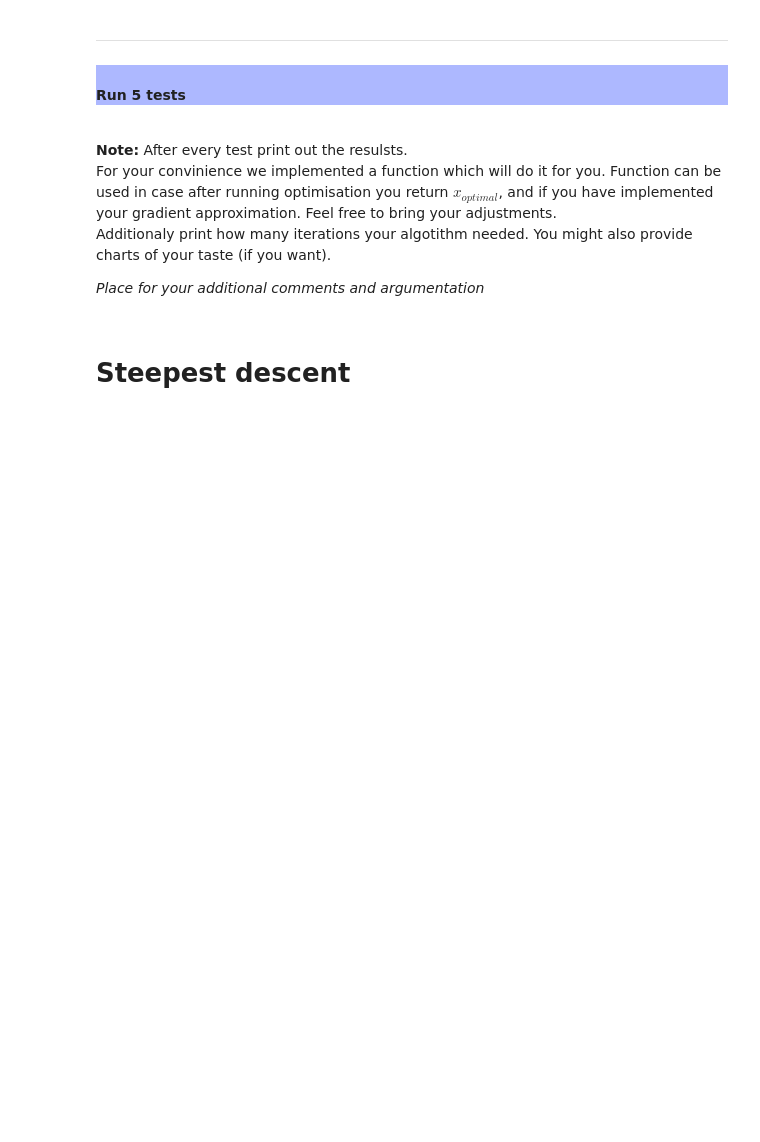
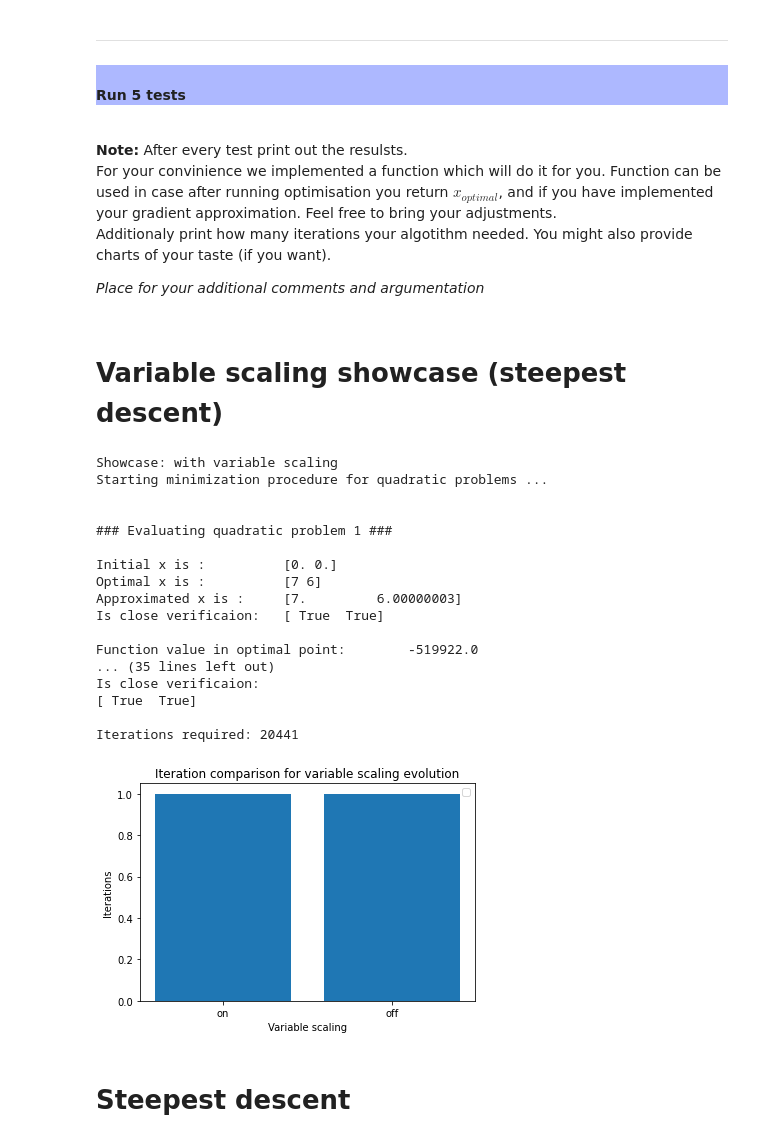
Before and after one commit to rendstrasser/num-opt-group-project, a Jupyter notebook: submission.ipynb, the cells around one changed output. Drawn from its saved outputs; the diff is of its cells as text; code cells hidden in the pictures; blank space fills up the shorter version.

Commit message:
*fixed* degeneration of quadratic problem *added* variable scaling showcase to notebook

```diff
--- a/submission.ipynb
+++ b/submission.ipynb
@@ -266,13 +270,14 @@ def final_printout(x_0,x_optimal,x_appr,f,grad,tolerance, **kwargs):
     print(f'Gradient approximation in approximated point is:\n{grad_appr}\n')
     print(f'Is close verificaion:\n{np.isclose(grad_appr,np.zeros(grad_appr.shape),atol=tolerance)}')
 # %%
-def execute_quadratic_minimization(problems, direction_method):
+def execute_quadratic_minimization(problems, direction_method, plot_gradients=True):
     """
     Executes the minimization procedure for the given direction method (e.g. steepest descent)
     for all given quadratic problems. Prints the minimization results and plots the gradients.
 
     :param problems: List of quadratic MinimizationProblem instances that we want to minimize
     :param direction_method: Callable that implements the calculation of the direction for an iteration (e.g. steepest descent)
+    :return: number of iterations
     """
 
     print("Starting minimization procedure for quadratic problems ...")
@@ -283,14 +288,86 @@ def execute_quadratic_minimization(problems, direction_method):
         print(f"\n\n### Evaluating quadratic problem {i+1} ###\n")
 
         # We perform the actual minimization procedure
-        x_minimizer, grad_norms = find_minimizer(problem, direction_method, tolerance=1e-3, max_iter=300_000)
+        x_minimizer, grad_norms = find_minimizer(problem, direction_method, tolerance=1e-3, max_iter=600_000)
         problems_grad_norms.append(grad_norms)
 
         # Print the result
         final_printout(problem.x0, problem.solution, x_minimizer, problem.f, problem.calc_gradient_at, tolerance=1e-2)
         print(f"\nIterations required: {len(grad_norms)}")
 
-    plot_grad_norms(problems_grad_norms)
+    if plot_gradients:
+        plot_grad_norms(problems_grad_norms)
+
+    return len(problems_grad_norms)
+# %% [markdown]
+# Variable scaling showcase (steepest descent)
+# %%
+# --- Var scaling on ---
+
+var_scaling_on_settings = MinimizationProblemSettings(
+    gradient_approximation_enabled = False,
+    hessian_approximation_enabled = False,
+    custom_matrix_inversion_enabled = False,
+    variable_scaling_enabled = True, # enables var scaling
+    advanced_stopping_criteria_enabled = False,
+    degenerate_problem = True # ensures that we get a degenerated problem where the first row/column of A is a lot larger than the others
+)
+
+# Create small showcase problem
+np.random.seed(50) # ensure deterministic problem
+with_var_scaling_small_problem = create_quadratic_problem(2, settings=var_scaling_on_settings)
+
+# Execute minimization procedure with var scaling and without to be able to compare number of iterations
+print("Showcase: with variable scaling")
+iteration_count_var_scaling = execute_quadratic_minimization(np.array([with_var_scaling_small_problem]), steepest_descent_direction, False)
+
+# --- Var scaling off ---
+
+var_scaling_off_settings = MinimizationProblemSettings(
+    gradient_approximation_enabled = False,
+    hessian_approximation_enabled = False,
+    custom_matrix_inversion_enabled = False,
+    variable_scaling_enabled = False, # disables var scaling
+    advanced_stopping_criteria_enabled = False,
+    degenerate_problem = True # ensures that we get a degenerated problem where the first row/column of A is a lot larger than the others
+)
+
+# Create small showcase problem
+np.random.seed(50) # ensure deterministic problem
+without_var_scaling_small_problem = create_quadratic_problem(2, settings=var_scaling_off_settings)
+print("\n\n")
+
+print("Showcase: without variable scaling")
+iteration_count_wo_var_scaling = execute_quadratic_minimization(np.array([without_var_scaling_small_problem]), steepest_descent_direction, False)
+
+# --- Plotting ---
+
+plt.bar(range(2), [iteration_count_var_scaling, iteration_count_wo_var_scaling], align='center')
+plt.xticks(range(2), ("on", "off"))
+plt.title("Iteration comparison for variable scaling evolution")
+plt.xlabel("Variable scaling")
+plt.ylabel("Iterations")
+plt.legend()
+plt.show()
+# %% [output]
+Showcase: with variable scaling
+Starting minimization procedure for quadratic problems ...
+
+
+### Evaluating quadratic problem 1 ###
+
+Initial x is :          [0. 0.]
+Optimal x is :          [7 6]
+Approximated x is :     [7.         6.00000003]
+Is close verificaion:   [ True  True]
+
+Function value in optimal point:        -519922.0
+... (35 lines left out)
+Is close verificaion:
+[ True  True]
+
+Iterations required: 20441
+[figure, added]
 # %% [markdown]
 # Steepest descent
 # %%
```
Also changed, not shown: parts of 4 cells of this notebook, 1 other file.
